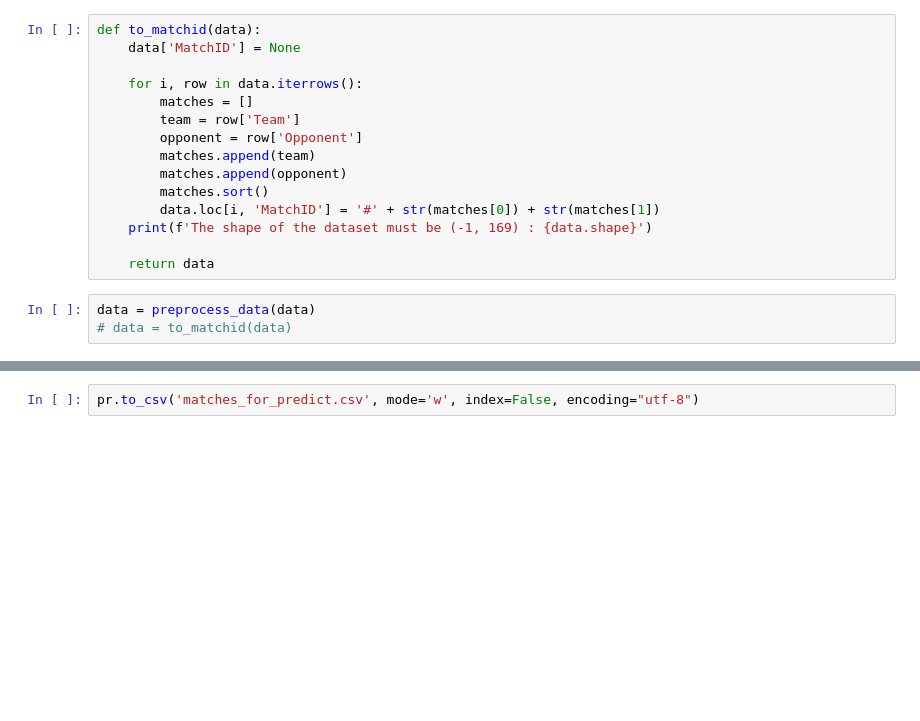
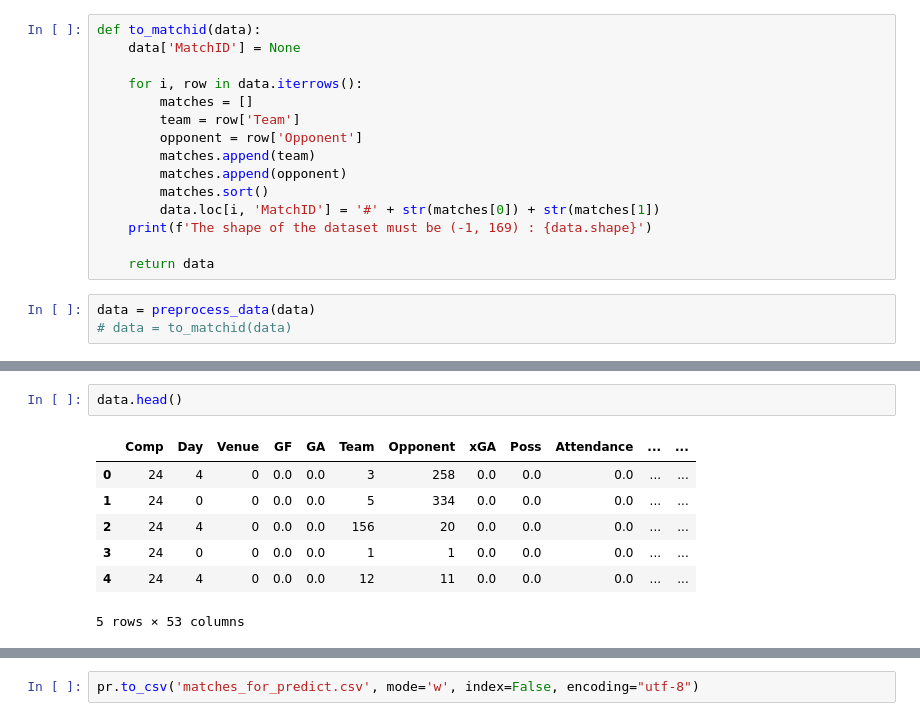
Before and after one commit to Moomad0373/Football-Predicting, a Jupyter notebook: FutureMatches.ipynb, the cells around one changed output, grey strips where cells are left out. Cells and saved outputs as stored; diff of their text form; blank space fills up the shorter version.

```diff
--- a/FutureMatches.ipynb
+++ b/FutureMatches.ipynb
@@ -327,2 +316,12 @@ data.shape
+# %%
+data.head()
+# %% [output]
+|  | Comp | Day | Venue | GF | GA | Team | Opponent | xGA | Poss | Attendance | ... | ... |
+| 0 | 24 | 4 | 0 | 0.0 | 0.0 | 3 | 258 | 0.0 | 0.0 | 0.0 | ... | ... |
+| 1 | 24 | 0 | 0 | 0.0 | 0.0 | 5 | 334 | 0.0 | 0.0 | 0.0 | ... | ... |
+| 2 | 24 | 4 | 0 | 0.0 | 0.0 | 156 | 20 | 0.0 | 0.0 | 0.0 | ... | ... |
+| 3 | 24 | 0 | 0 | 0.0 | 0.0 | 1 | 1 | 0.0 | 0.0 | 0.0 | ... | ... |
+| 4 | 24 | 4 | 0 | 0.0 | 0.0 | 12 | 11 | 0.0 | 0.0 | 0.0 | ... | ... |
+5 rows × 53 columns
 # %%
 complete_dataset = pd.read_csv('Preprocessed/Preprocessed_data.csv')
```
Also changed, not shown: parts of 11 cells of this notebook, 11 other files.
